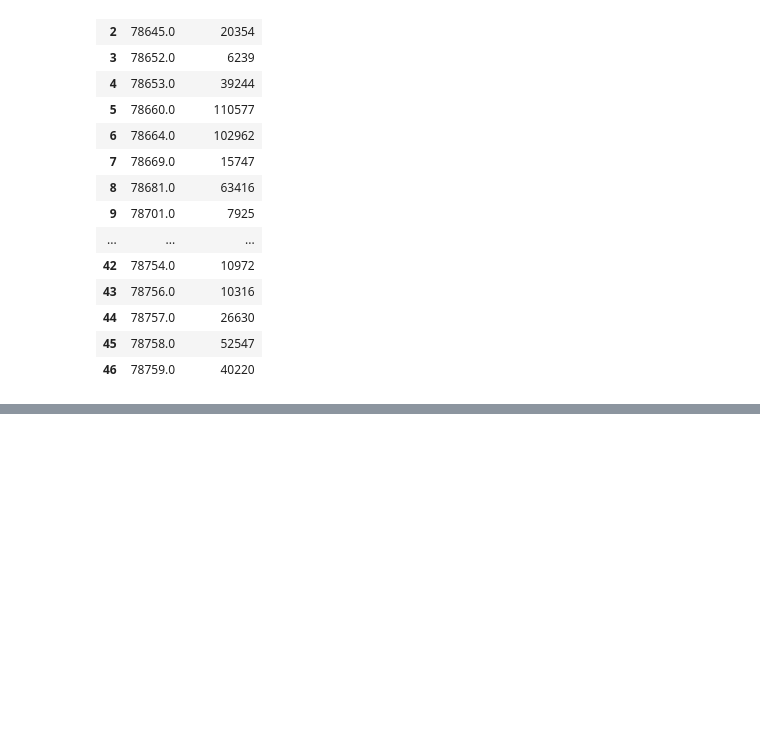
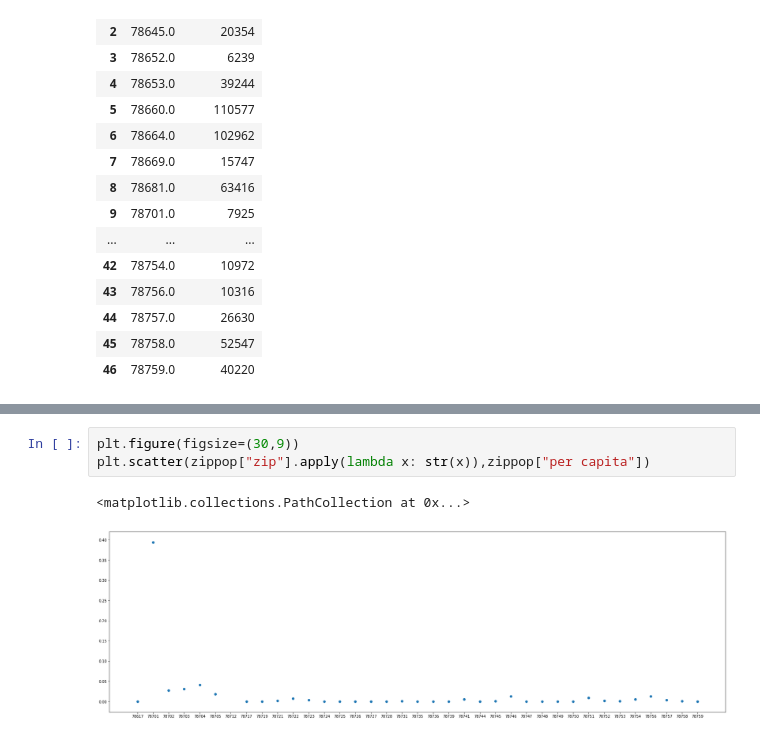
Before and after one commit to JansenKat/Scooters_In_Austin_Data_Analysis, a Jupyter notebook: resources/group_by_zip.ipynb, the cells around one changed output, grey strips where cells are left out. Drawn from its saved outputs; the diff is of its cells as text; blank space fills up the shorter version.

```diff
--- a/resources/group_by_zip.ipynb
+++ b/resources/group_by_zip.ipynb
@@ -186,0 +216,6 @@ zippop.plot(x="zip", y=["Complaints", "population"], kind="bar", figsize = (12,8
+# %%
+plt.figure(figsize=(30,9))
+plt.scatter(zippop["zip"].apply(lambda x: str(x)),zippop["per capita"])
+# %% [output]
+<matplotlib.collections.PathCollection at 0x...>
+[figure, added]
```
Also changed, not shown: parts of 7 cells of this notebook.
